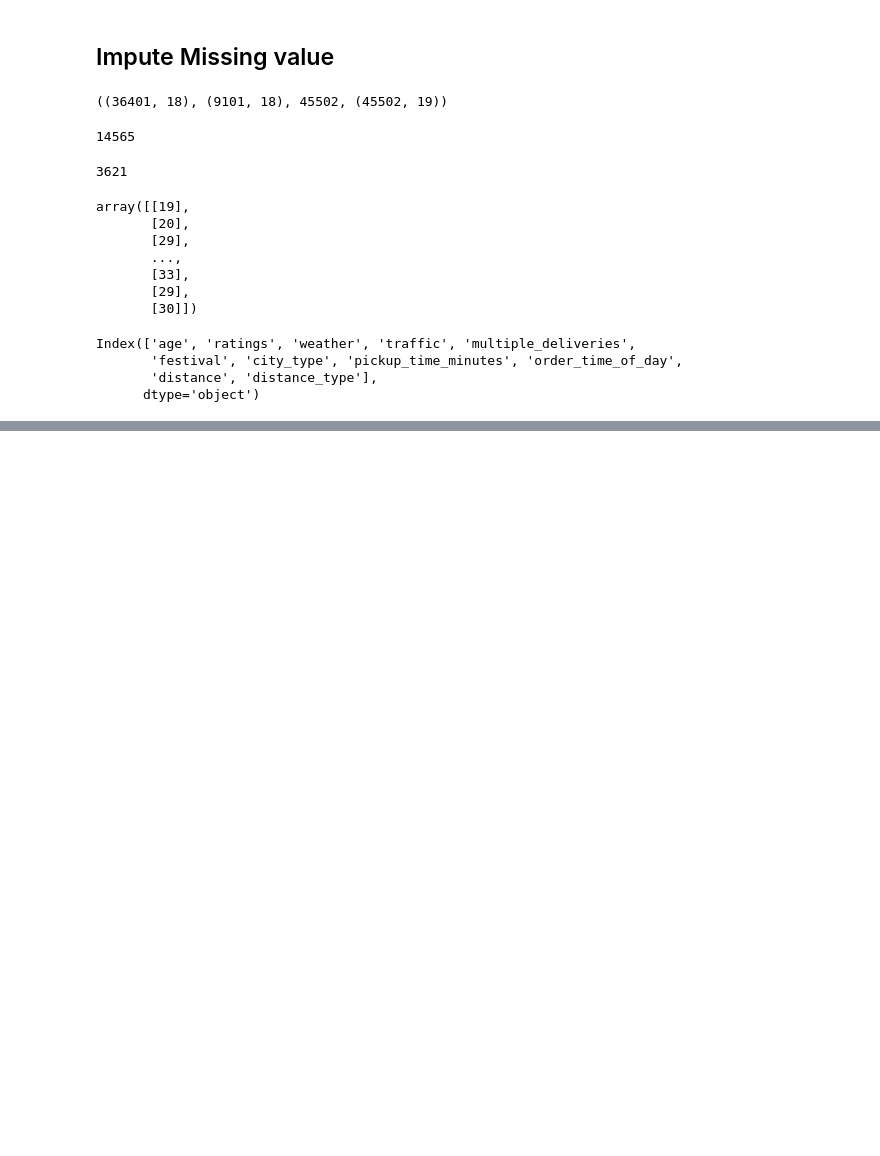
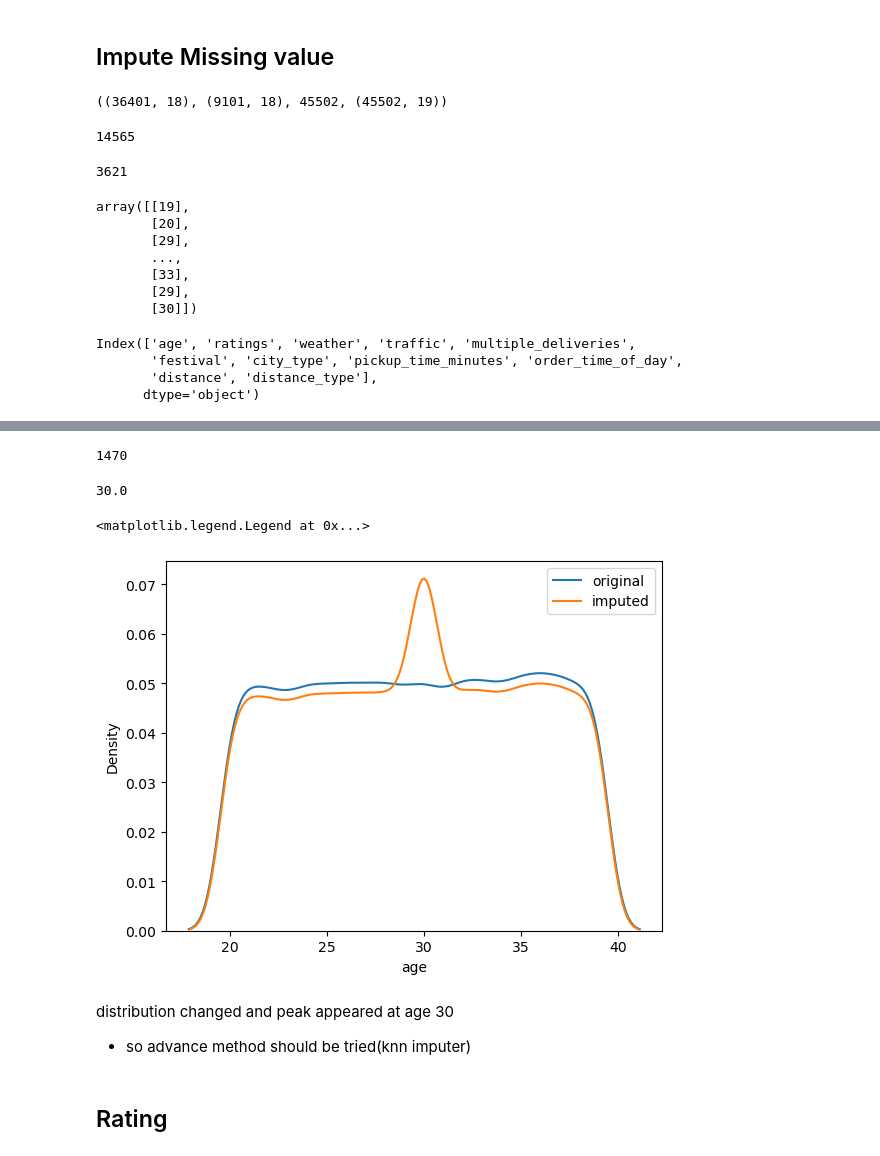
Before and after one commit to rabin20-04/delivery_time_prediction, a Jupyter notebook: notebooks/BaseLine_model.ipynb, the cells around one changed output, grey strips where cells are left out. Drawn from its saved outputs; the diff is of its cells as text; code cells hidden in the pictures; blank space fills up the shorter version.

```diff
--- a/notebooks/BaseLine_model.ipynb
+++ b/notebooks/BaseLine_model.ipynb
@@ -403,0 +437,22 @@ Index(['age', 'ratings', 'weather', 'traffic', 'multiple_deliveries',
+# %%
+xtrain.age.isna().sum()
+# %% [output]
+1470
+# %%
+age_median = xtrain.age.median()
+age_median
+# %% [output]
+30.0
+# %%
+sns.kdeplot(xtrain["age"], label="original")
+sns.kdeplot(xtrain["age"].fillna(age_median), label="imputed")
+plt.legend()
+# %% [output]
+<matplotlib.legend.Legend at 0x...>
+[figure, added]
+# %% [markdown]
+distribution changed and peak appeared at age 30
+
+- so advance method should be tried(knn imputer)
+# %% [markdown]
+## Rating
```
Also changed, not shown: parts of 40 cells of this notebook.
